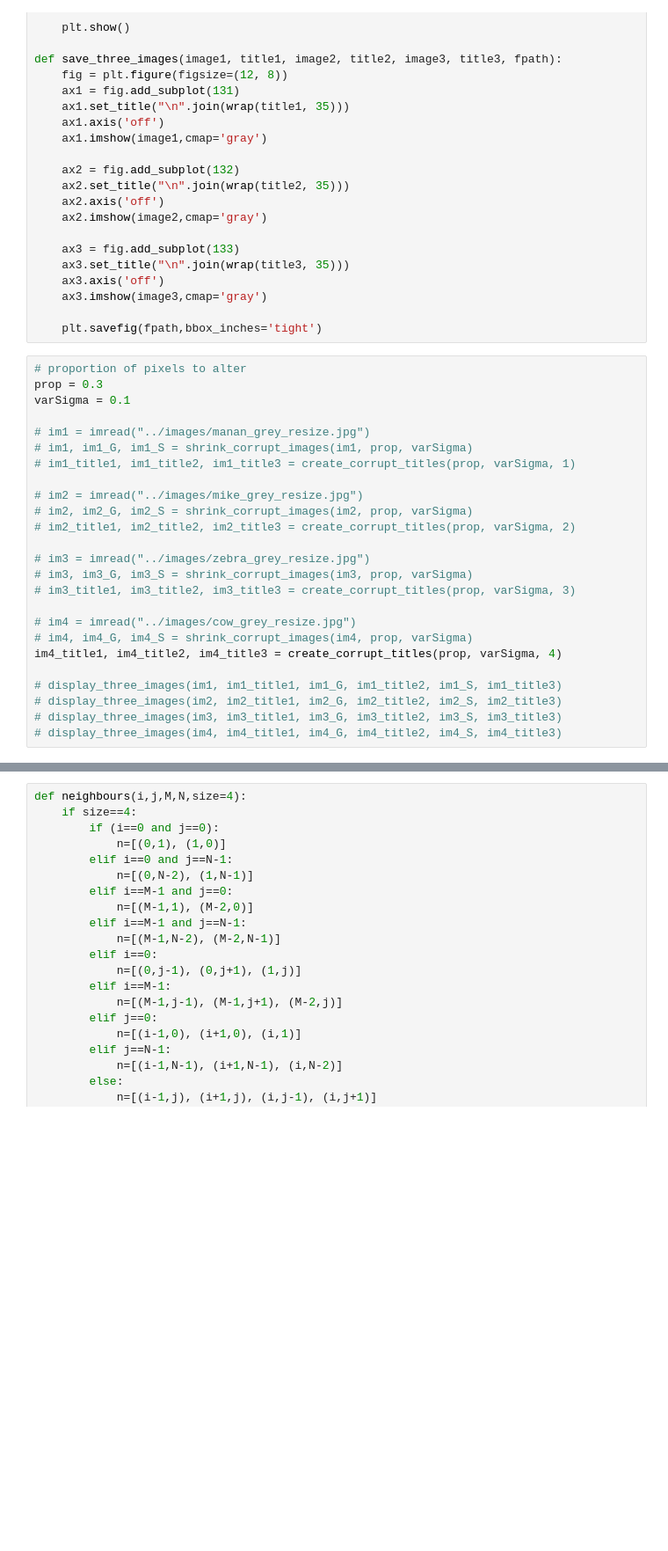
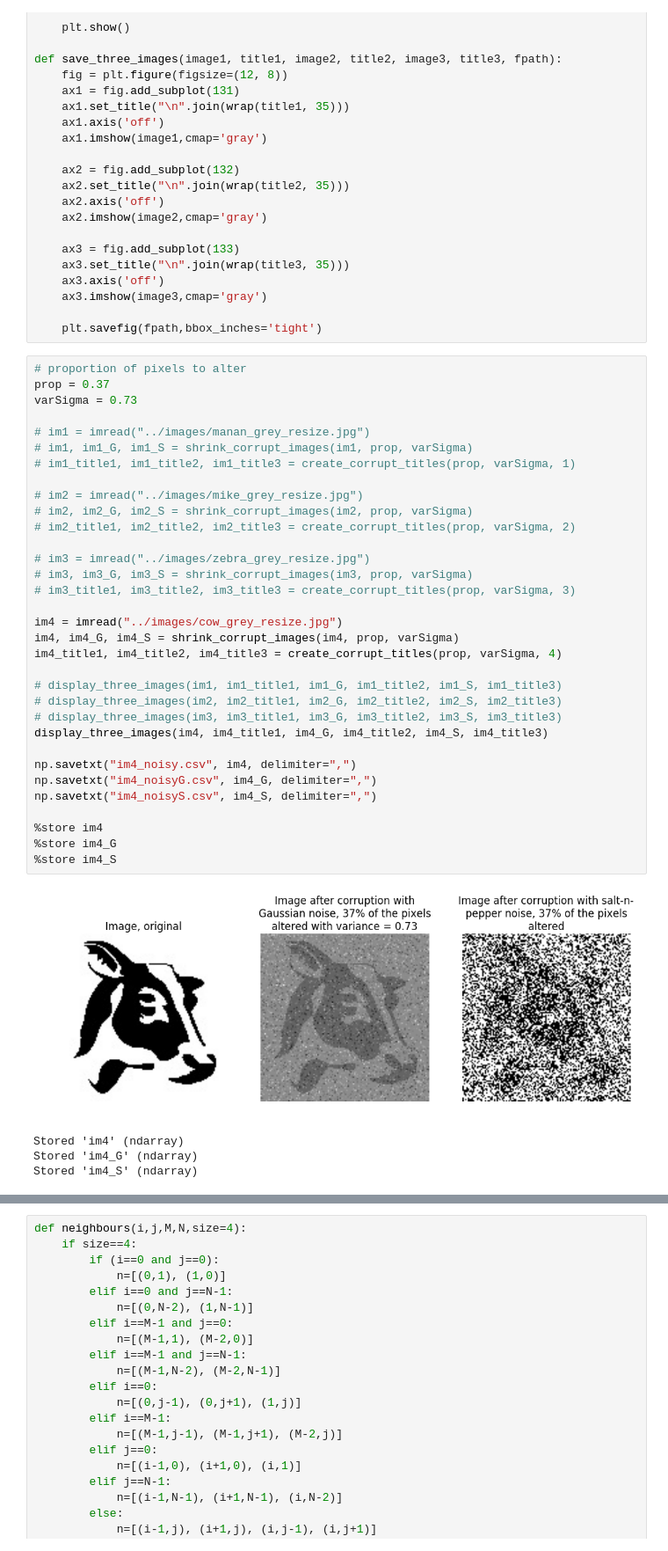
Before and after one commit to ellisp97/machine-learning-2, a Jupyter notebook: code/Untitled.ipynb, the cells around one changed output, grey strips where cells are left out. Shown at 88% size. Cells and saved outputs as stored; diff of their text form; blank space fills up the shorter version.

```diff
--- a/code/Untitled.ipynb
+++ b/code/Untitled.ipynb
@@ -80,27 +80,40 @@ def save_three_images(image1, title1, image2, title2, image3, title3, fpath):
     plt.savefig(fpath,bbox_inches='tight')
 # %%
 # proportion of pixels to alter
-prop = 0.3
-varSigma = 0.1
+prop = 0.37
+varSigma = 0.73
 
 # im1 = imread("../images/manan_grey_resize.jpg")
 # im1, im1_G, im1_S = shrink_corrupt_images(im1, prop, varSigma)
 # im1_title1, im1_title2, im1_title3 = create_corrupt_titles(prop, varSigma, 1)
 
 # im2 = imread("../images/mike_grey_resize.jpg")
 # im2, im2_G, im2_S = shrink_corrupt_images(im2, prop, varSigma)
 # im2_title1, im2_title2, im2_title3 = create_corrupt_titles(prop, varSigma, 2)
 
 # im3 = imread("../images/zebra_grey_resize.jpg")
 # im3, im3_G, im3_S = shrink_corrupt_images(im3, prop, varSigma)
 # im3_title1, im3_title2, im3_title3 = create_corrupt_titles(prop, varSigma, 3)
 
-# im4 = imread("../images/cow_grey_resize.jpg")
-# im4, im4_G, im4_S = shrink_corrupt_images(im4, prop, varSigma)
+im4 = imread("../images/cow_grey_resize.jpg")
+im4, im4_G, im4_S = shrink_corrupt_images(im4, prop, varSigma)
 im4_title1, im4_title2, im4_title3 = create_corrupt_titles(prop, varSigma, 4)
 
 # display_three_images(im1, im1_title1, im1_G, im1_title2, im1_S, im1_title3)
 # display_three_images(im2, im2_title1, im2_G, im2_title2, im2_S, im2_title3)
 # display_three_images(im3, im3_title1, im3_G, im3_title2, im3_S, im3_title3)
-# display_three_images(im4, im4_title1, im4_G, im4_title2, im4_S, im4_title3)
+display_three_images(im4, im4_title1, im4_G, im4_title2, im4_S, im4_title3)
+
+np.savetxt("im4_noisy.csv", im4, delimiter=",")
+np.savetxt("im4_noisyG.csv", im4_G, delimiter=",")
+np.savetxt("im4_noisyS.csv", im4_S, delimiter=",")
+
+%store im4
+%store im4_G
+%store im4_S
+# %% [output]
+[figure, added]
+Stored 'im4' (ndarray)
+Stored 'im4_G' (ndarray)
+Stored 'im4_S' (ndarray)
 # %%
```
Also changed, not shown: parts of 2 cells of this notebook, 9 other files.
